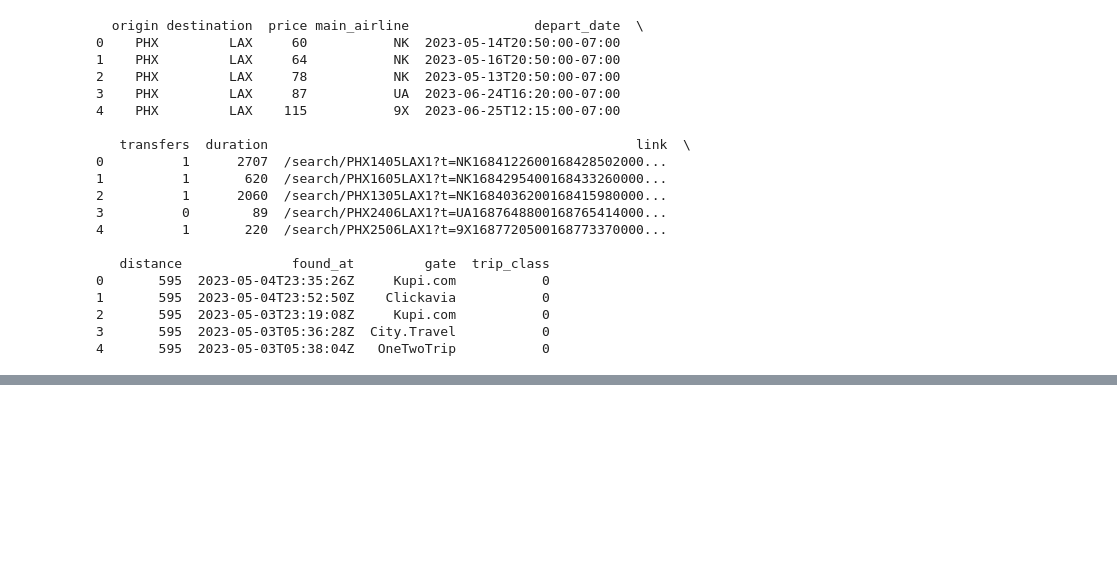
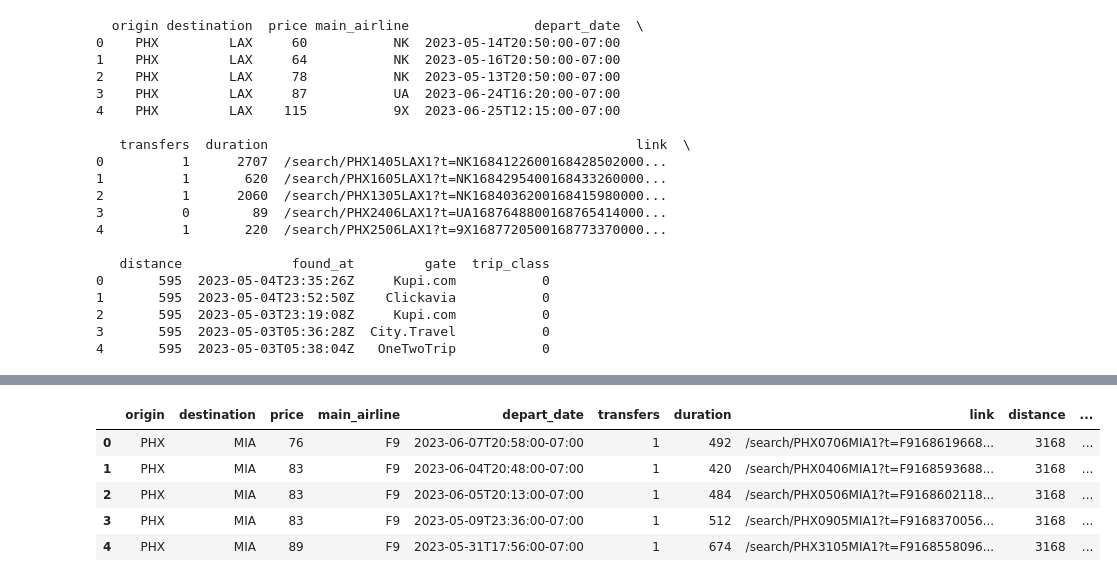
Before and after one commit to maheeyah/Group3, a Jupyter notebook: Prices_Alternative_Directions.ipynb, the cells around one changed output, grey strips where cells are left out. Drawn from its saved outputs; the diff is of its cells as text; code cells hidden in the pictures; blank space fills up the shorter version.

```diff
--- a/Prices_Alternative_Directions.ipynb
+++ b/Prices_Alternative_Directions.ipynb
@@ -57,0 +173,23 @@ print(df)
+# %%
+import requests
+import pandas as pd
+
+url = "https://api.travelpayouts.com/v2/prices/nearest-places-matrix"
+querystring = {"currency":"usd","show_to_affiliates":"true","origin":"PHX","destination":"MIA"}
+headers = {'x-access-token': 'ed6b78b7b8edbc7d0fb93a75c7b3a308'}
+
+response = requests.request("GET", url, headers=headers, params=querystring)
+
+data = response.json()
+
+# Create a DataFrame from the 'prices' key
+mia = pd.json_normalize(data['prices'])
+
+# Extract the 'origins' and 'destinations' keys into separate columns
+mia['origin'] = data['origins'][0]
+mia['destination'] = data['destinations'][0]
+
+# Rearrange the columns in the desired order
+mia = mia[['origin', 'destination', 'price', 'main_airline', 'depart_date', 'transfers', 'duration', 'link', 'distance', 'found_at', 'gate', 'trip_class']]
+
+print(mia)
@@ -57,0 +217,9 @@ print(df)
+# %%
+mia.head()
+# %% [output]
+|  | origin | destination | price | main_airline | depart_date | transfers | duration | link | distance | ... |
+| 0 | PHX | MIA | 76 | F9 | 2023-06-07T20:58:00-07:00 | 1 | 492 | /search/PHX0706MIA1?t=F9168619668... | 3168 | ... |
+| 1 | PHX | MIA | 83 | F9 | 2023-06-04T20:48:00-07:00 | 1 | 420 | /search/PHX0406MIA1?t=F9168593688... | 3168 | ... |
+| 2 | PHX | MIA | 83 | F9 | 2023-06-05T20:13:00-07:00 | 1 | 484 | /search/PHX0506MIA1?t=F9168602118... | 3168 | ... |
+| 3 | PHX | MIA | 83 | F9 | 2023-05-09T23:36:00-07:00 | 1 | 512 | /search/PHX0905MIA1?t=F9168370056... | 3168 | ... |
+| 4 | PHX | MIA | 89 | F9 | 2023-05-31T17:56:00-07:00 | 1 | 674 | /search/PHX3105MIA1?t=F9168558096... | 3168 | ... |
```
Also changed, not shown: parts of 8 cells of this notebook.
